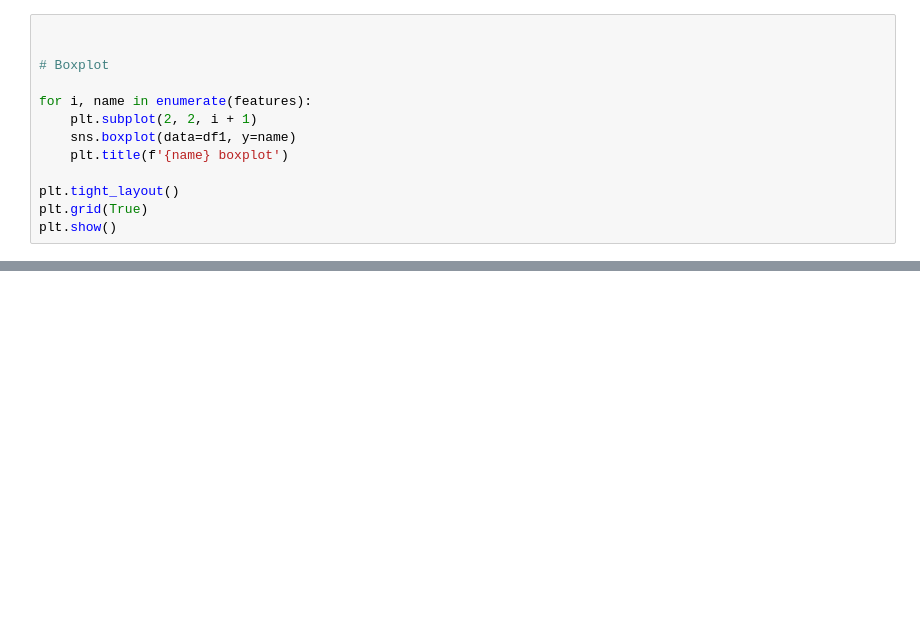
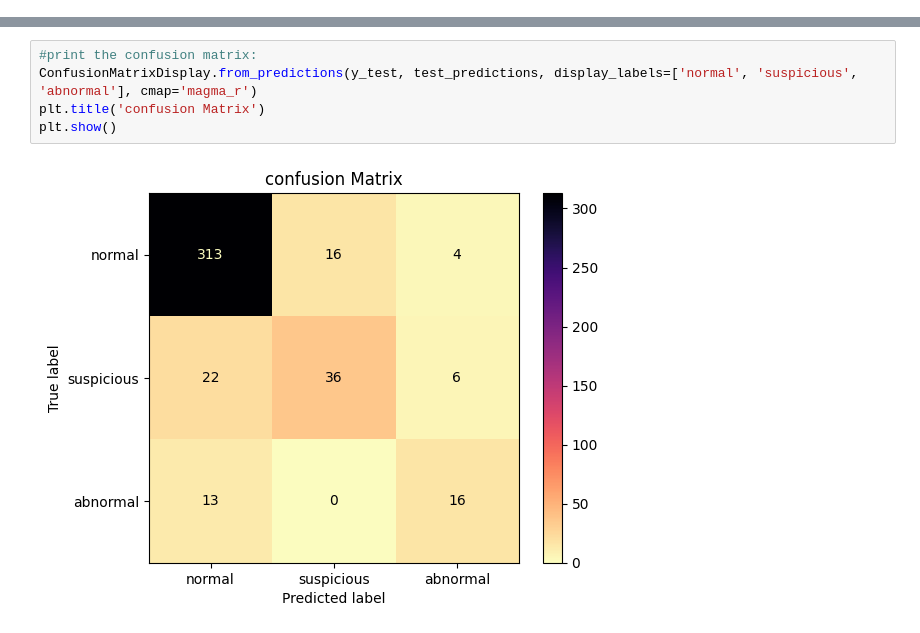
Before and after one commit to madking5000/data_analysis, a Jupyter notebook: fetal_health_classification/EDA_and_model.ipynb, the cells around one changed output, grey strips where cells are left out. Drawn from its saved outputs; the diff is of its cells as text; blank space fills up the shorter version.

```diff
--- a/fetal_health_classification/EDA_and_model.ipynb
+++ b/fetal_health_classification/EDA_and_model.ipynb
@@ -220,13 +304,0 @@ plt.show()
-# %%
-
-
-# Boxplot
-
-for i, name in enumerate(features):
-    plt.subplot(2, 2, i + 1)
-    sns.boxplot(data=df1, y=name)
-    plt.title(f'{name} boxplot')
-
-plt.tight_layout()
-plt.grid(True)
-plt.show()
@@ -376,0 +471,7 @@ weighted avg       0.84      0.85      0.85       426
+# %%
+#print the confusion matrix:
+ConfusionMatrixDisplay.from_predictions(y_test, test_predictions, display_labels=['normal', 'suspicious', 'abnormal'], cmap='magma_r')
+plt.title('confusion Matrix')
+plt.show()
+# %% [output]
+[figure, added]
```
Also changed, not shown: parts of 33 cells of this notebook, 3 other files.
